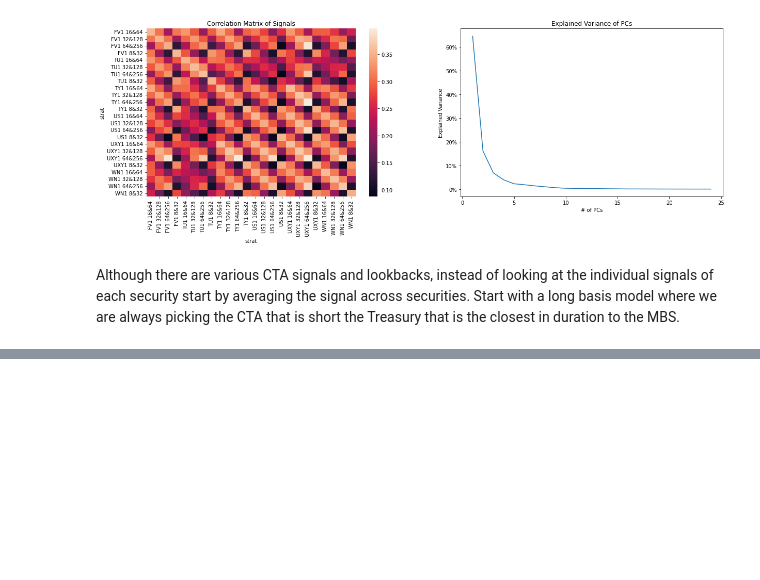
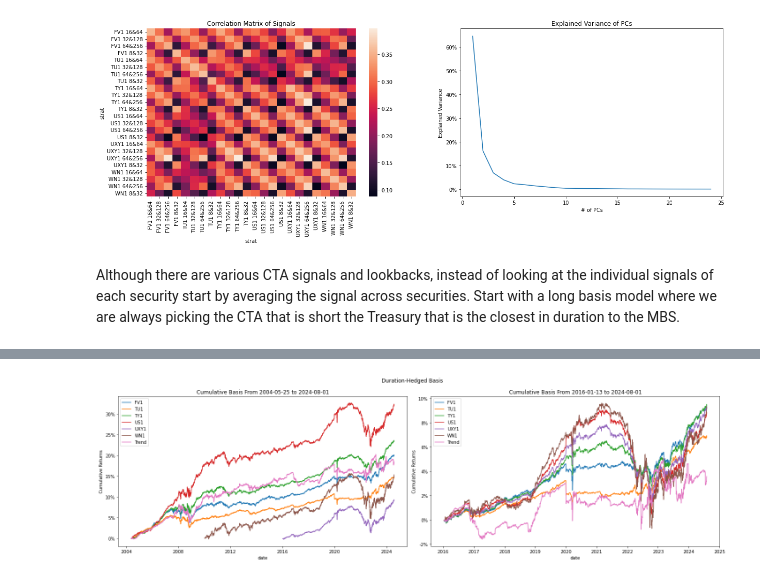
Before and after one commit to diegodalvarez/MBSTrendConvexity, a Jupyter notebook: root/SimpleMBSTrend.ipynb, the cells around one changed output, grey strips where cells are left out. Cells and saved outputs as stored; diff of their text form; code cells hidden in the pictures; blank space fills up the shorter version.

```diff
--- a/root/SimpleMBSTrend.ipynb
+++ b/root/SimpleMBSTrend.ipynb
@@ -338,0 +449,16 @@ It is evident that although the trading strategy minimizes the loss (particularl
+# %%
+def hedge_basis(df_duration_prep: pd.DataFrame) -> pd.DataFrame:
+
+    parent_path = os.path.abspath(os.path.join(os.getcwd(), os.pardir))
+    data_path = os.path.join(parent_path, "data")
+    file_path = os.path.join(data_path, "AvgTrendBasis.parquet")
+
+    try: df = pd.read_parquet(path = file_path, engine = "pyarrow")
+    except:
+
+        df = _hedge_basis(df_duration_prep)
+        df.to_parquet(path = file_path, engine = "pyarrow")
+
+    return df
+
+df_hedge_basis = hedge_basis(df_duration)
@@ -338,0 +501,38 @@ It is evident that although the trading strategy minimizes the loss (particularl
+# %%
+def plot_cumulative_basis(df_basis: pd.DataFrame, df_hedge_basis: pd.DataFrame) -> pd.DataFrame:
+
+    df_combined = (df_basis.merge(
+        right = df_hedge_basis, how = "inner", on = ["date"]).
+        drop(columns = ["rtn", "mbs_rtn", "mbs_weight", "tsy_weight"]).
+        set_index("date").
+        rename(columns = {"basis_rtn": "Trend"}))
+
+    fig, axes = plt.subplots(ncols = 2, figsize = (20,6))
+
+    (df_combined.apply(
+        lambda x: np.cumprod(1 + x) - 1).
+        plot(
+            ax = axes[0],
+            ylabel = "Cumulative Returns",
+            title = "Cumulative Basis From {} to {}".format(
+                df_combined.index.min(),
+                df_combined.index.max())))
+
+    df_tmp = (df_combined.dropna().apply(
+        lambda x: np.cumprod(1 + x) - 1))
+
+    (df_tmp.plot(
+        ax = axes[1],
+        ylabel = "Cumulative Returns",
+        title = "Cumulative Basis From {} to {}".format(
+            df_tmp.index.min(),
+            df_tmp.index.max())))
+
+    axes[0].yaxis.set_major_formatter(FuncFormatter(lambda x, _: f'{x * 100:.0f}%'))
+    axes[1].yaxis.set_major_formatter(FuncFormatter(lambda x, _: f'{x * 100:.0f}%'))
+    fig.suptitle("Duration-Hedged Basis")
+    plt.tight_layout()
+
+plot_cumulative_basis(df_basis, df_hedge_basis)
+# %% [output]
+[figure, added]
```
Also changed, not shown: parts of 19 cells of this notebook, 1 other file.
